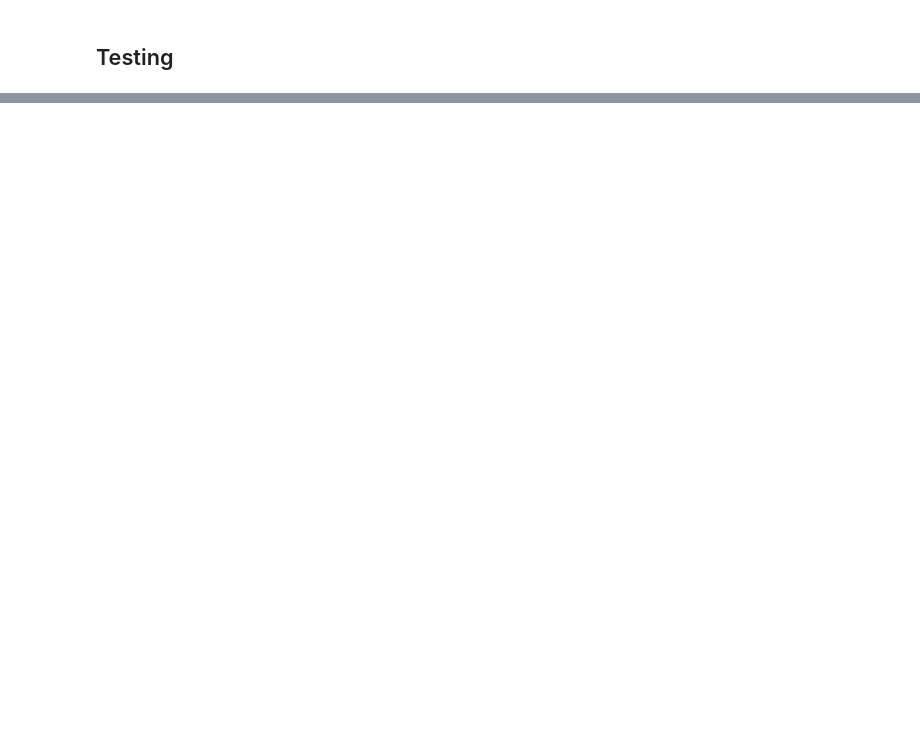
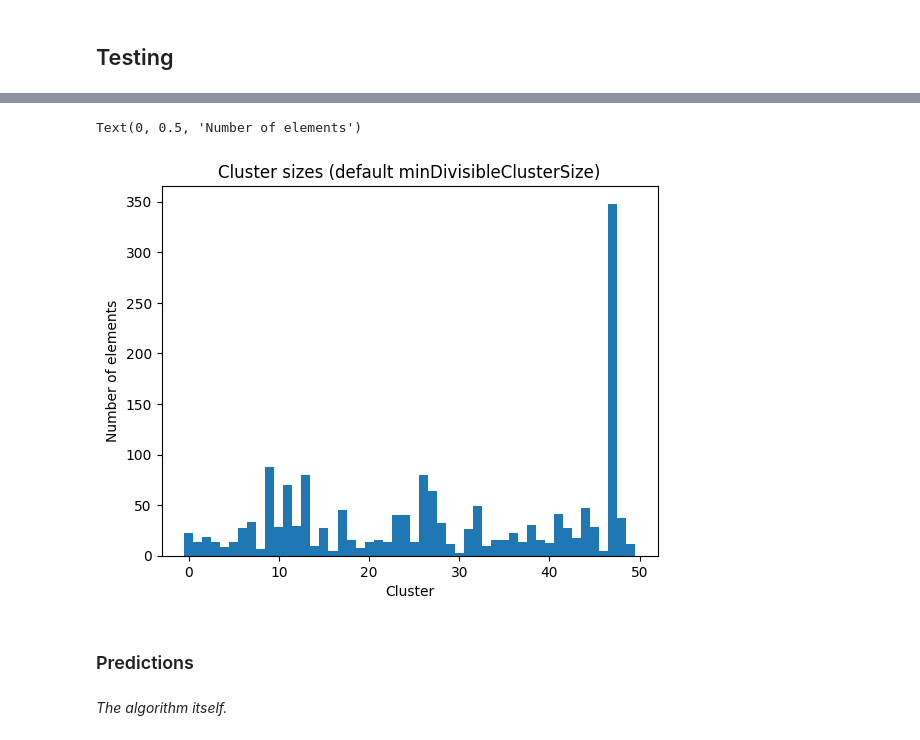
Before and after one commit to pedrocarush/MDLE-Assignment2, a Jupyter notebook: exercise2.ipynb, the cells around one changed output, grey strips where cells are left out. Cells and saved outputs as stored; diff of their text form; code cells hidden in the pictures; blank space fills up the shorter version.

Commit message:
Advancement on documentation (missing prediction algorithm explanation)

```diff
--- a/exercise2.ipynb
+++ b/exercise2.ipynb
@@ -147,3 +218,24 @@ train_matrix_with_clusters = model.transform(train_matrix)
+# %%
+cluster_counts = [row['count']
+    for row in (cluster_with_bisectingkmeans(train_matrix, minimum_neighbours=1.0, k=n_clusters)
+        .select('item_id', 'cluster_id')
+        .distinct()
+        .groupBy('cluster_id')
+        .count()
+    ).collect()
+]
+
+plt.bar(list(range(n_clusters)), cluster_counts, 1.0)
+plt.title('Cluster sizes (default minDivisibleClusterSize)')
+plt.xlabel('Cluster')
+plt.ylabel('Number of elements')
+# %% [output]
+Text(0, 0.5, 'Number of elements')
+[figure, added]
+# %% [markdown]
+### Predictions
+# %% [markdown]
+*The algorithm itself.*
 # %%
 predictions = (test_set
     .withColumnRenamed('rating', 'true_rating')
```
Also changed, not shown: parts of 43 cells of this notebook.
